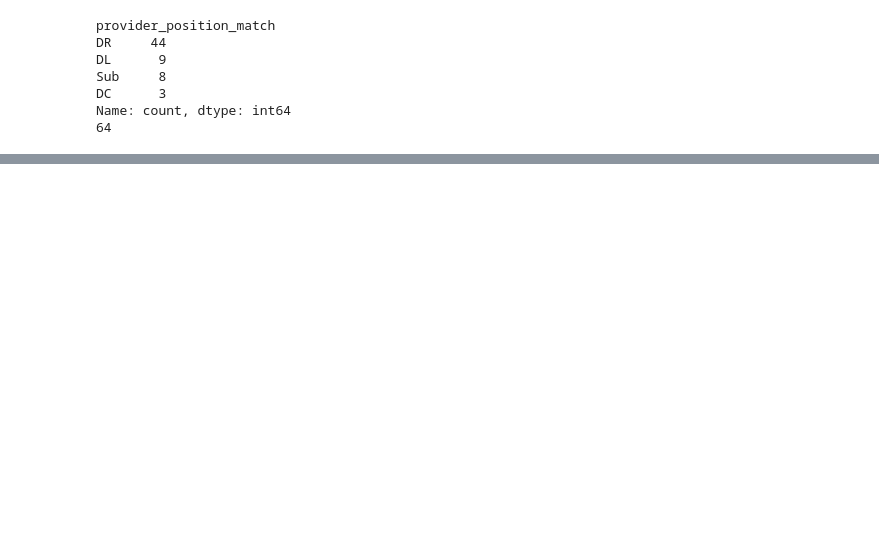
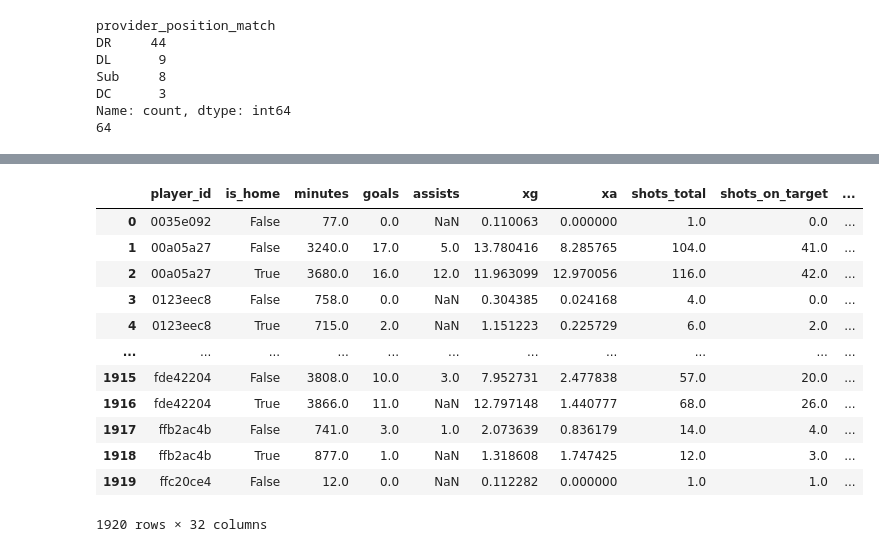
Before and after one commit to Ukandu20/FPL_Assistant, a Jupyter notebook: notebooks/fpl.ipynb, the cells around one changed output, grey strips where cells are left out. Cells and saved outputs as stored; diff of their text form; code cells hidden in the pictures; blank space fills up the shorter version.

```diff
--- a/notebooks/fpl.ipynb
+++ b/notebooks/fpl.ipynb
@@ -1970,0 +2246,66 @@ Name: count, dtype: int64
+# %%
+stat_cols = ['minutes', 'goals', 'assists', 'xg', 'xa', 'shots_total', 'shots_on_target', 'yellow_cards', 'red_cards', 'touches', 'tackles', 'interceptions', 'blocks',
+       'passes_completed', 'passes_attempted', 'pass_completion_pct',
+       'key_passes', 'big_chances_created', 'big_chance_shots',
+       'big_chances_scored', 'errors_leading_to_attempt',
+       'errors_leading_to_goal', 'shot_creating_actions',
+       'goal_creating_actions', 'takeons_attempted', 'takeons_successful' ]
+
+# Pool the loaded seasons into one row per player and location.
+def compute_stats(df):
+    # Select each player's latest available season, including unused squad rows.
+    # If that season contains multiple records, use the latest match's position.
+    position_rows = df.copy()
+    position_rows["_season_start"] = pd.to_numeric(
+        position_rows["season"].astype("string").str[:4], errors="raise"
+    )
+    position_rows["_game_date"] = pd.to_datetime(
+        position_rows["game_date"], errors="coerce", utc=True
+    )
+    positions = (
+        position_rows.sort_values(
+            ["_season_start", "_game_date"], kind="stable", na_position="first"
+        )
+        .drop_duplicates("player_id", keep="last")
+        [["player_id", "fpl_pos"]]
+        .copy()
+    )
+    positions["fpl_pos"] = (
+        positions["fpl_pos"].astype("string").str.strip().str.upper()
+        .replace({"GK": "GKP"})
+    )
+    positions["fpl_pos"] = positions["fpl_pos"].where(
+        positions["fpl_pos"].isin(["GKP", "DEF", "MID", "FWD"])
+    )
+    # Unknown latest-season positions remain unknown instead of using older ones.
+    featured = df.loc[df["minutes"].gt(0)].copy()
+    grouped = featured.groupby(["player_id", "is_home"])
+    stats = grouped[stat_cols].sum(min_count=1)
+    stats["player"] = grouped["player"].first()
+    stats["matches"] = grouped.size()
+    stats["90s"] = stats["minutes"] / 90
+    stats["pass_completion_pct"] = (
+        stats["passes_completed"]
+        .div(stats["passes_attempted"].replace(0, float("nan")))
+        .mul(100)
+    )
+    return stats.reset_index().merge(
+        positions, on="player_id", how="left", validate="many_to_one"
+    )
+
+player_stats = compute_stats(whoscored_match_df)
+display(player_stats)
+# %% [output]
+|  | player_id | is_home | minutes | goals | assists | xg | xa | shots_total | shots_on_target | ... |
+| 0 | 0035e092 | False | 77.0 | 0.0 | NaN | 0.110063 | 0.000000 | 1.0 | 0.0 | ... |
+| 1 | 00a05a27 | False | 3240.0 | 17.0 | 5.0 | 13.780416 | 8.285765 | 104.0 | 41.0 | ... |
+| 2 | 00a05a27 | True | 3680.0 | 16.0 | 12.0 | 11.963099 | 12.970056 | 116.0 | 42.0 | ... |
+| 3 | 0123eec8 | False | 758.0 | 0.0 | NaN | 0.304385 | 0.024168 | 4.0 | 0.0 | ... |
+| 4 | 0123eec8 | True | 715.0 | 2.0 | NaN | 1.151223 | 0.225729 | 6.0 | 2.0 | ... |
+| ... | ... | ... | ... | ... | ... | ... | ... | ... | ... | ... |
+| 1915 | fde42204 | False | 3808.0 | 10.0 | 3.0 | 7.952731 | 2.477838 | 57.0 | 20.0 | ... |
+| 1916 | fde42204 | True | 3866.0 | 11.0 | NaN | 12.797148 | 1.440777 | 68.0 | 26.0 | ... |
+| 1917 | ffb2ac4b | False | 741.0 | 3.0 | 1.0 | 2.073639 | 0.836179 | 14.0 | 4.0 | ... |
+| 1918 | ffb2ac4b | True | 877.0 | 1.0 | NaN | 1.318608 | 1.747425 | 12.0 | 3.0 | ... |
+| 1919 | ffc20ce4 | False | 12.0 | 0.0 | NaN | 0.112282 | 0.000000 | 1.0 | 1.0 | ... |
+1920 rows × 32 columns
```
Also changed, not shown: parts of 15 cells of this notebook, 5 other files.
